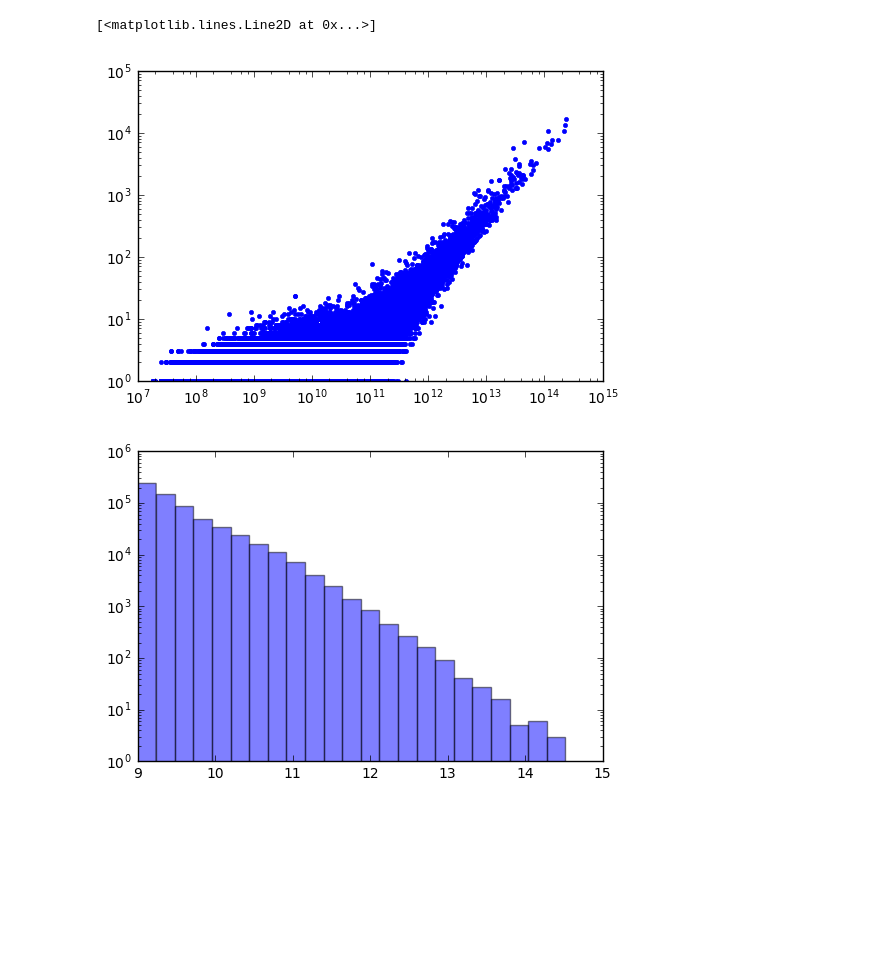
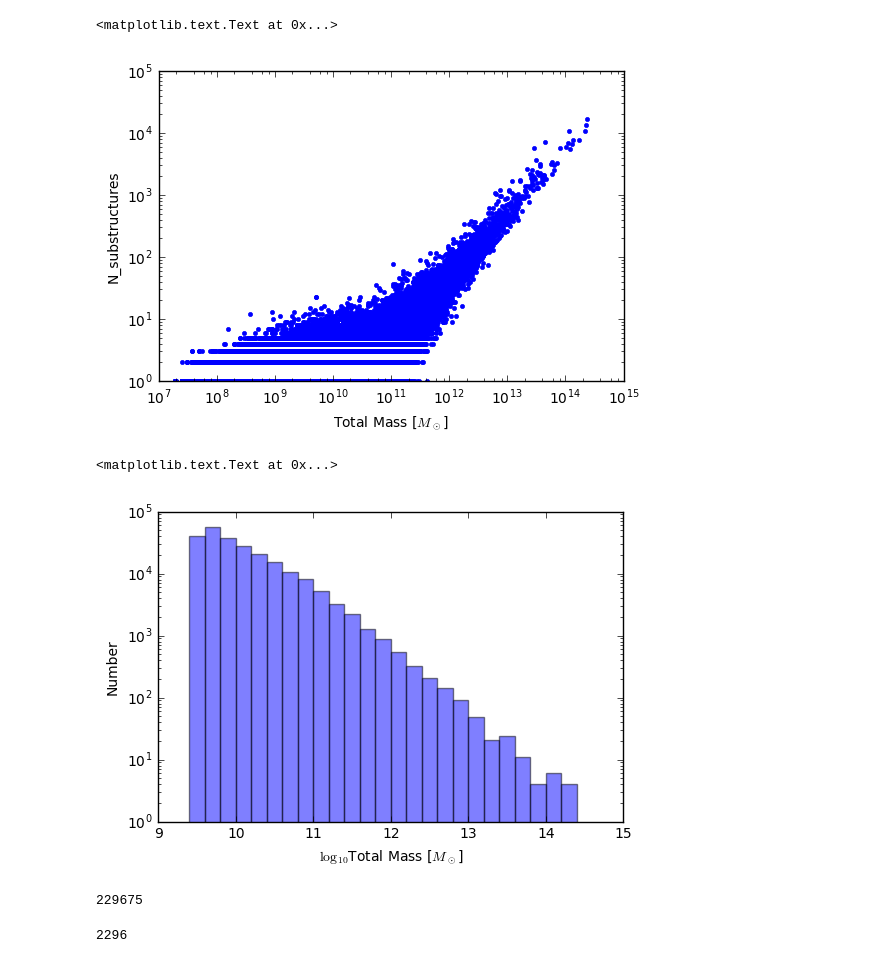
Before and after one commit to forero/IllustrisGroups, a Jupyter notebook: src/group_exploration.ipynb, the cells around one changed output. Saved outputs shown, nothing was run; the diff lists cells and outputs as text; code cells hidden in the pictures; blank space fills up the shorter version.

Commit message:
different histogram

```diff
--- a/src/group_exploration.ipynb
+++ b/src/group_exploration.ipynb
@@ -7,10 +7,10 @@ import numpy as np
 # %%
 basePath = "/hpcfs/home/ciencias/fisica/docentes/je.forero/Illustris-1/"
 # %%
-subhalo_fields = ['SubhaloMass','SubhaloSFRinRad']
+subhalo_fields = ['SubhaloMass','SubhaloSFRinRad', 'SubhaloPos', 'SubhaloVel', 'SubhaloParent', 'SubhaloGrNr']
 subhalos = gc.loadSubhalos(basePath,135,fields=subhalo_fields)
 # %%
-halo_fields = ['GroupFirstSub', 'Group_M_Crit200', 'GroupNsubs']
+halo_fields = ['GroupFirstSub', 'Group_M_Crit200', 'GroupNsubs', 'GroupPos', 'GroupVel', 'GroupFirstSub']
 halos = gc.loadHalos(basePath, 135, fields=halo_fields)
 # %%
 mass_msun = halos['Group_M_Crit200'] * 1e10 / 0.704
@@ -19,14 +19,26 @@ n_in_halo = halos['GroupNsubs']
 plt.xscale('log')
 plt.yscale('log')
 plt.plot(mass_msun,n_in_halo, '.')
+plt.xlabel('Total Mass [$M_\odot$]')
+plt.ylabel('N_substructures')
 # %% [output]
-[<matplotlib.lines.Line2D at 0x...>]
+<matplotlib.text.Text at 0x...>
-[figure, old version]
+[figure, new version]
 # %%
 log_mass_msun = np.log10(mass_msun)
-mass_limit = log_mass_msun > 9.0
+mass_limit = log_mass_msun > 9.5
 number_limit = n_in_halo > 2
 
-a = plt.hist(log_mass_msun[mass_limit], log=True, bins=np.linspace(9,15.0, 26.0), alpha=0.5, color='blue')
+a = plt.hist(log_mass_msun[mass_limit], log=True, bins=np.linspace(9,15.0, 31.0), alpha=0.5, color='blue')
+plt.xlabel('$\log_{10}$Total Mass [$M_\odot$]')
+plt.ylabel('Number')
 # %% [output]
+<matplotlib.text.Text at 0x...>
-[figure, old version]
+[figure, new version]
+# %%
+mass_sample = np.where(log_mass_msun > 9.5)
+mass_sample = mass_sample[0]
+n_in_sample = len(mass_sample)
+print(n_in_sample)
+# %% [output]
+229675
@@ -32,0 +58,12 @@ a = plt.hist(log_mass_msun[mass_limit], log=True, bins=np.linspace(9,15.0, 26.0)
+# %%
+full_id_list = np.arange(n_in_sample, dtype=int)
+n_sub_sample = int(n_in_sample/100)
+print(n_sub_sample)
+sub_sample_id = np.random.choice(full_id_list, size=n_sub_sample)
+
+virial_masses = np.zeros(n_in_sample)
+sim_masses = np.zeros(n_in_sample)
+for i in range(n_sub_sample):
+    virial_masses[i], sim_masses[i] = get_masses(subhalos, halos, main_group_id=sub_sample_id[i])
+# %% [output]
+2296
```
Also changed, not shown: parts of 3 cells of this notebook.
